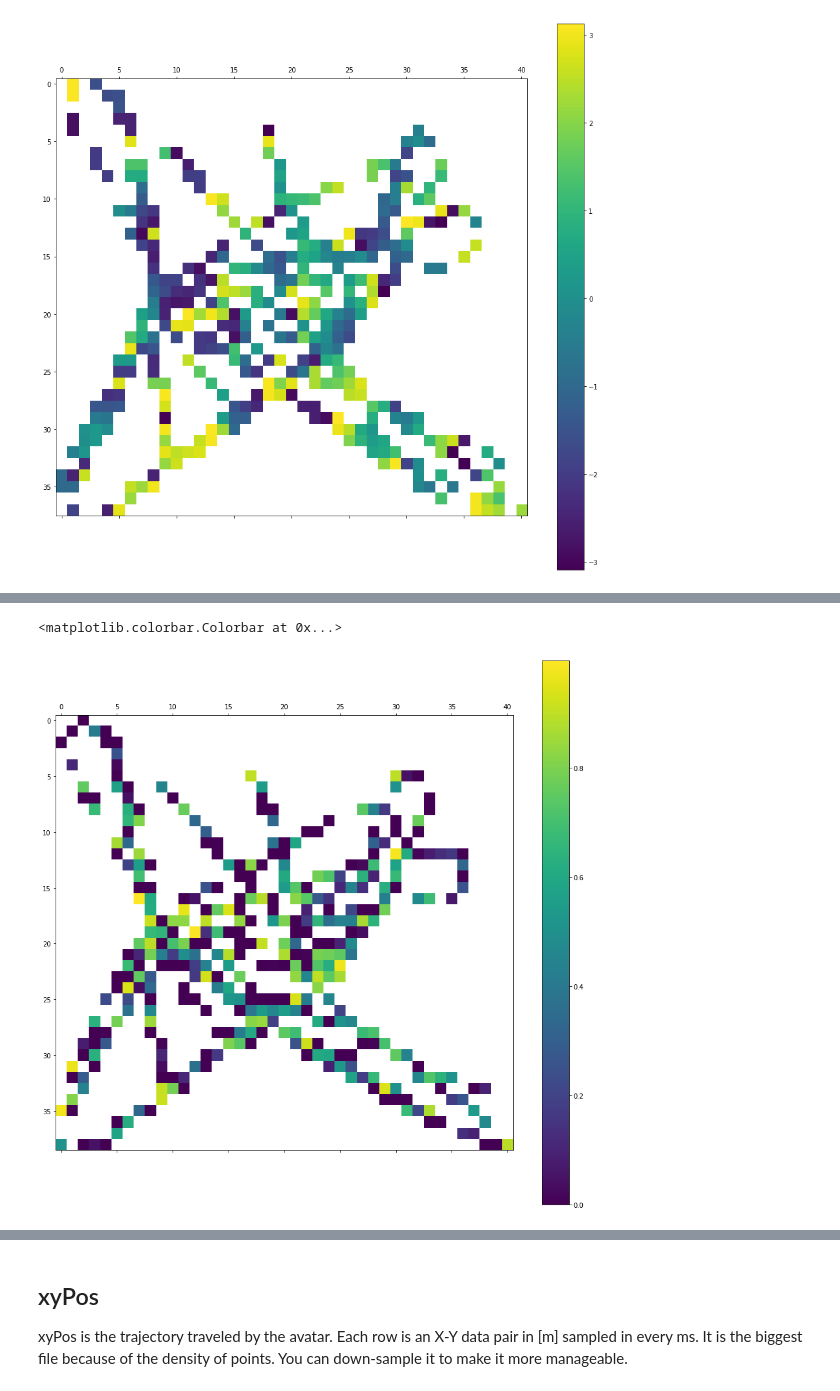
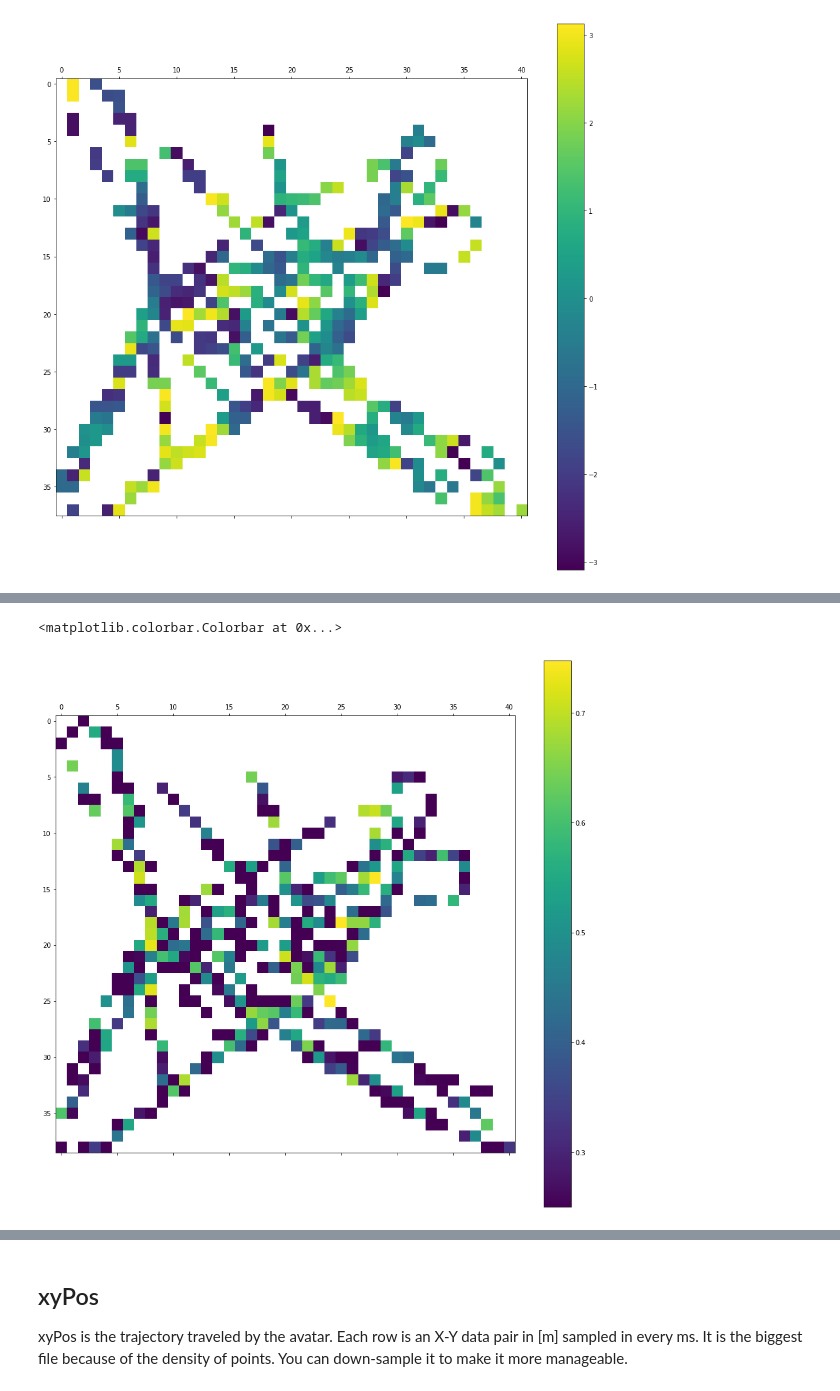
Before and after one commit to DanielHHowell/Grid-Cell, a Jupyter notebook: Grid Cell Phase Main.ipynb, the cells around one changed output, grey strips where cells are left out. Drawn from its saved outputs; the diff is of its cells as text; code cells hidden in the pictures.

```diff
--- a/Grid Cell Phase Main.ipynb
+++ b/Grid Cell Phase Main.ipynb
@@ -107,18 +107,20 @@ def mean_phase_map(arr,bin_size):
             for spike in arr:
                 if (xbin <= spike[0] <= xbin+bin_size) and (ybin <= spike[1] <= ybin+bin_size):
                     phases.append(spike[2])
-            mpm_dict[ybin][xbin] = np.nanmean(np.asarray(phases))
+            #mpm_dict[ybin][xbin] = np.nanmean(np.asarray(phases))
+            mpm_dict[ybin][xbin] = pycircstat.mean(np.asarray(phases))
 
     return mpm_dict
 
-mpm_arr = np.column_stack((XYspkT,scaled_phase))
+mpm_arr = np.column_stack((XYspkT,phase))
 mpm_dict = mean_phase_map(mpm_arr,2)
 
 #Rotate the dataframe 90 CCW
 mpm = pd.DataFrame.from_dict(mpm_dict).T
-phase_df = mpm.reindex(index=mpm.index[::-1])
+phase_df = mpm.reindex(index=mpm.index[::-1])-3.14
 
 arena_size = phase_df.shape
+
 
 plt.matshow(phase_df)
 
@@ -157,29 +157,29 @@ TODO:
 # %%
 def mean_var_map(arr, bin_size):
     mpm_dict = {}
     for ybin in range(0,int(arr[:,1].max()+1),bin_size):
         mpm_dict[ybin] = {}
         for xbin in range(0,int(arr[:,0].max()+1),bin_size):
             phases = []
             mpm_dict[ybin][xbin] = []
             for spike in arr:
                 if (xbin <= spike[0] <= xbin+bin_size) and (ybin <= spike[1] <= ybin+bin_size):
                     phases.append(spike[2])
-            mpm_dict[ybin][xbin] = pycircstat.var(np.asarray(phases))
+            mpm_dict[ybin][xbin] = (pycircstat.var(np.asarray(phases))+0.5)/2
 
     return mpm_dict
 
 mvm_arr = np.column_stack((XYspkT,scaled_phase))
 mvm_dict = mean_var_map(mvm_arr,2)
 
 #Rotate the dataframe 90 CCW
 mvm = pd.DataFrame.from_dict(mvm_dict).T
 var_df = mvm.reindex(index=mvm.index[::-1])
 
 plt.matshow(var_df)
 
 #To-do: reflect radians in bar
 plt.colorbar()
 # %% [output]
 <matplotlib.colorbar.Colorbar at 0x...>
-[figure, old version]
+[figure, new version]
```
Also changed, not shown: parts of 29 cells of this notebook, 10 other files.
